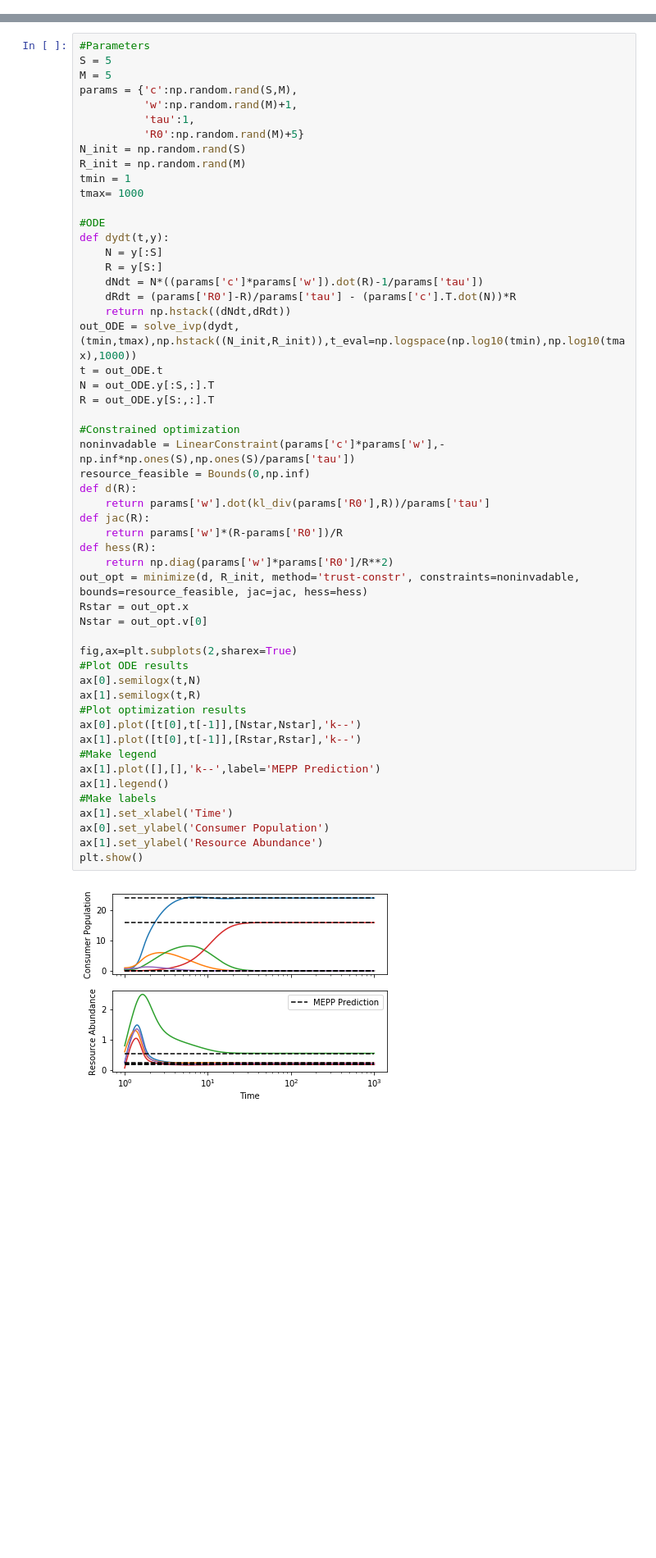
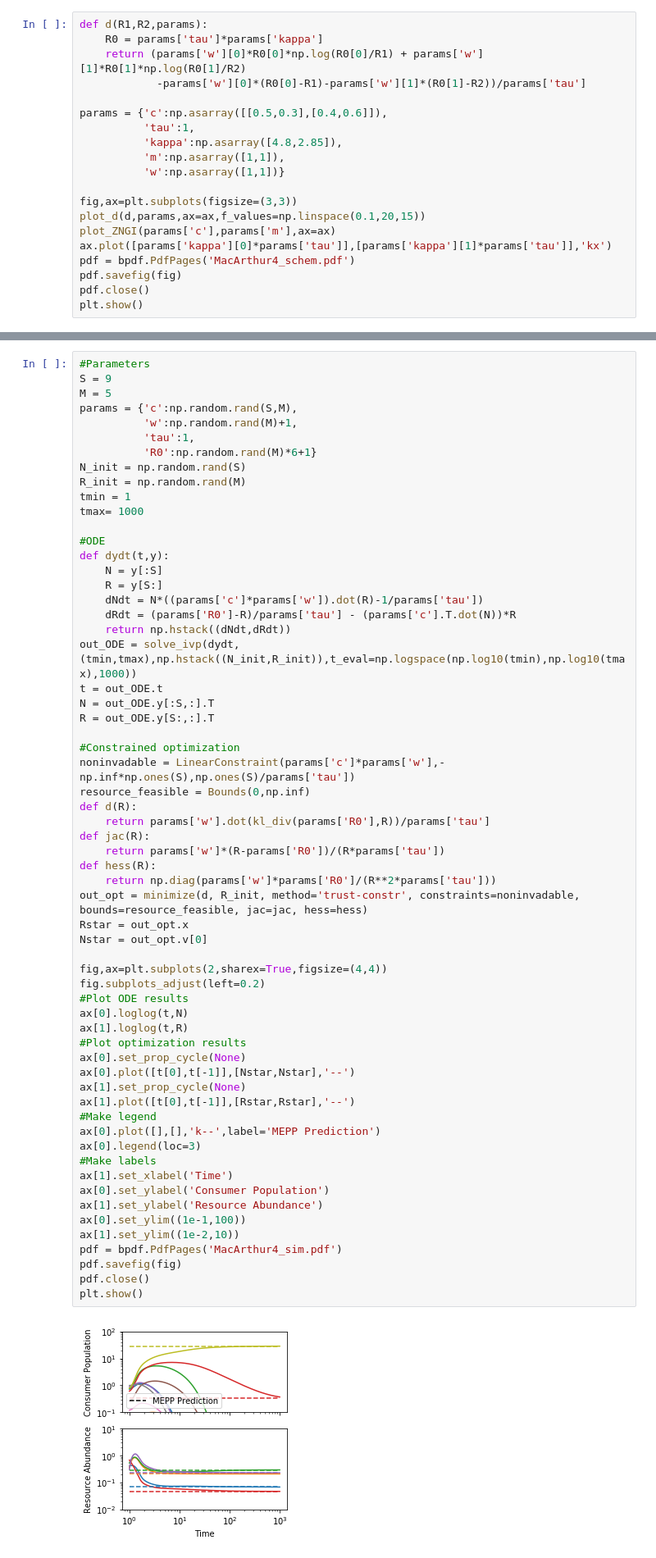
Before and after one commit to Emergent-Behaviors-in-Biology/mepp, a Jupyter notebook: Examples.ipynb, the cells around one changed output, grey strips where cells are left out. Shown at 82% size. Drawn from its saved outputs; the diff is of its cells as text; blank space fills up the shorter version.

```diff
--- a/Examples.ipynb
+++ b/Examples.ipynb
@@ -233,3 +359,23 @@ plt.show()
 d(\mathbf{R}^0,\mathbf{R}) &= \tau^{-1} \sum_\alpha w_\alpha\left[R_\alpha^0 \ln \frac{R_\alpha^0}{R_\alpha} - (R_\alpha^0 - R_\alpha)\right] \\
 \sum_{\alpha} w_\alpha c_{i\alpha} R_\alpha &\leq \tau^{-1}
 \end{align}
+# %%
+def d(R1,R2,params):
+    R0 = params['tau']*params['kappa']
+    return (params['w'][0]*R0[0]*np.log(R0[0]/R1) + params['w'][1]*R0[1]*np.log(R0[1]/R2)
+            -params['w'][0]*(R0[0]-R1)-params['w'][1]*(R0[1]-R2))/params['tau']
+
+params = {'c':np.asarray([[0.5,0.3],[0.4,0.6]]),
+          'tau':1,
+          'kappa':np.asarray([4.8,2.85]),
+          'm':np.asarray([1,1]),
+          'w':np.asarray([1,1])}
+
+fig,ax=plt.subplots(figsize=(3,3))
+plot_d(d,params,ax=ax,f_values=np.linspace(0.1,20,15))
+plot_ZNGI(params['c'],params['m'],ax=ax)
+ax.plot([params['kappa'][0]*params['tau']],[params['kappa'][1]*params['tau']],'kx')
+pdf = bpdf.PdfPages('MacArthur4_schem.pdf')
+pdf.savefig(fig)
+pdf.close()
+plt.show()
@@ -236,11 +384,11 @@ d(\mathbf{R}^0,\mathbf{R}) &= \tau^{-1} \sum_\alpha w_\alpha\left[R_\alpha^0 \ln
 # %%
 #Parameters
-S = 5
+S = 9
 M = 5
 params = {'c':np.random.rand(S,M),
           'w':np.random.rand(M)+1,
           'tau':1,
-          'R0':np.random.rand(M)+5}
+          'R0':np.random.rand(M)*6+1}
 N_init = np.random.rand(S)
 R_init = np.random.rand(M)
 tmin = 1
@@ -251,41 +399,49 @@ def dydt(t,y):
     N = y[:S]
     R = y[S:]
     dNdt = N*((params['c']*params['w']).dot(R)-1/params['tau'])
     dRdt = (params['R0']-R)/params['tau'] - (params['c'].T.dot(N))*R
     return np.hstack((dNdt,dRdt))
 out_ODE = solve_ivp(dydt,(tmin,tmax),np.hstack((N_init,R_init)),t_eval=np.logspace(np.log10(tmin),np.log10(tmax),1000))
 t = out_ODE.t
 N = out_ODE.y[:S,:].T
 R = out_ODE.y[S:,:].T
 
 #Constrained optimization
 noninvadable = LinearConstraint(params['c']*params['w'],-np.inf*np.ones(S),np.ones(S)/params['tau'])
 resource_feasible = Bounds(0,np.inf)
 def d(R):
     return params['w'].dot(kl_div(params['R0'],R))/params['tau']
 def jac(R):
-    return params['w']*(R-params['R0'])/R
+    return params['w']*(R-params['R0'])/(R*params['tau'])
 def hess(R):
-    return np.diag(params['w']*params['R0']/R**2)
+    return np.diag(params['w']*params['R0']/(R**2*params['tau']))
 out_opt = minimize(d, R_init, method='trust-constr', constraints=noninvadable, bounds=resource_feasible, jac=jac, hess=hess)
 Rstar = out_opt.x
 Nstar = out_opt.v[0]
 
-fig,ax=plt.subplots(2,sharex=True)
+fig,ax=plt.subplots(2,sharex=True,figsize=(4,4))
+fig.subplots_adjust(left=0.2)
 #Plot ODE results
-ax[0].semilogx(t,N)
-ax[1].semilogx(t,R)
+ax[0].loglog(t,N)
+ax[1].loglog(t,R)
 #Plot optimization results
-ax[0].plot([t[0],t[-1]],[Nstar,Nstar],'k--')
-ax[1].plot([t[0],t[-1]],[Rstar,Rstar],'k--')
+ax[0].set_prop_cycle(None)
+ax[0].plot([t[0],t[-1]],[Nstar,Nstar],'--')
+ax[1].set_prop_cycle(None)
+ax[1].plot([t[0],t[-1]],[Rstar,Rstar],'--')
 #Make legend
-ax[1].plot([],[],'k--',label='MEPP Prediction')
-ax[1].legend()
+ax[0].plot([],[],'k--',label='MEPP Prediction')
+ax[0].legend(loc=3)
 #Make labels
 ax[1].set_xlabel('Time')
 ax[0].set_ylabel('Consumer Population')
 ax[1].set_ylabel('Resource Abundance')
+ax[0].set_ylim((1e-1,100))
+ax[1].set_ylim((1e-2,10))
+pdf = bpdf.PdfPages('MacArthur4_sim.pdf')
+pdf.savefig(fig)
+pdf.close()
 plt.show()
 # %% [output]
-[figure, old version]
+[figure, new version]
 # %% [markdown]
```
Also changed, not shown: parts of 35 cells of this notebook, 14 other files.
